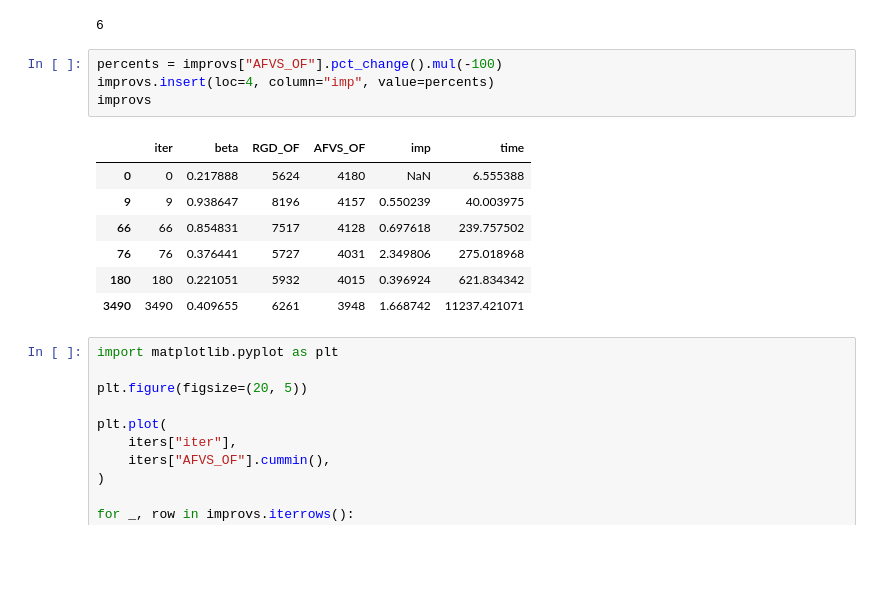
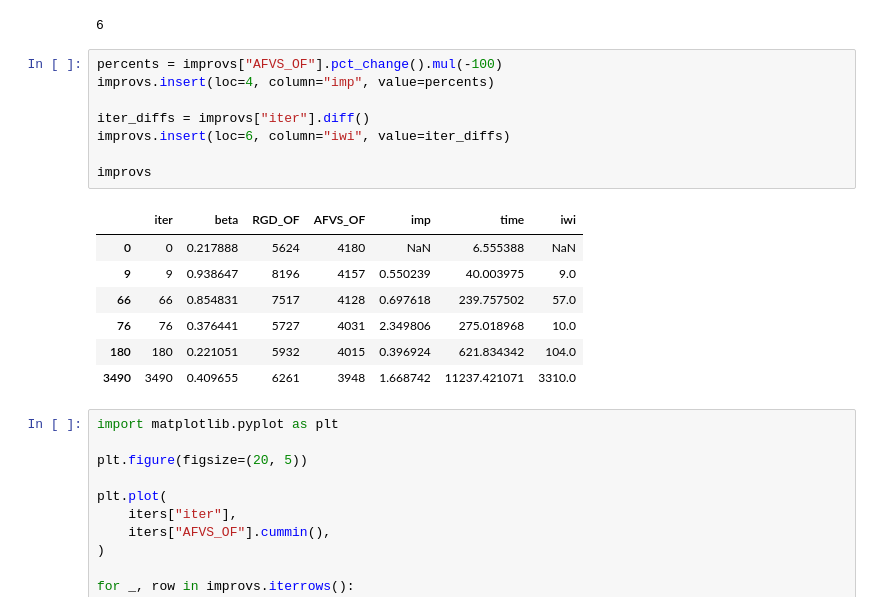
Before and after one commit to netotz/alpha-neighbor-p-center-problem, a Jupyter notebook: anpcp/igrasp_iters.ipynb, the cells around one changed output. Drawn from its saved outputs; the diff is of its cells as text; blank space fills up the shorter version.

Commit message:
feat(grasp): add iterations without improvement (iwi) column

```diff
--- a/anpcp/igrasp_iters.ipynb
+++ b/anpcp/igrasp_iters.ipynb
@@ -41,15 +41,19 @@ improvs.count()[0]
 # %%
 percents = improvs["AFVS_OF"].pct_change().mul(-100)
 improvs.insert(loc=4, column="imp", value=percents)
+
+iter_diffs = improvs["iter"].diff()
+improvs.insert(loc=6, column="iwi", value=iter_diffs)
+
 improvs
 # %% [output]
-|  | iter | beta | RGD_OF | AFVS_OF | imp | time |
-| 0 | 0 | 0.217888 | 5624 | 4180 | NaN | 6.555388 |
-| 9 | 9 | 0.938647 | 8196 | 4157 | 0.550239 | 40.003975 |
-| 66 | 66 | 0.854831 | 7517 | 4128 | 0.697618 | 239.757502 |
-| 76 | 76 | 0.376441 | 5727 | 4031 | 2.349806 | 275.018968 |
-| 180 | 180 | 0.221051 | 5932 | 4015 | 0.396924 | 621.834342 |
-| 3490 | 3490 | 0.409655 | 6261 | 3948 | 1.668742 | 11237.421071 |
+|  | iter | beta | RGD_OF | AFVS_OF | imp | time | iwi |
+| 0 | 0 | 0.217888 | 5624 | 4180 | NaN | 6.555388 | NaN |
+| 9 | 9 | 0.938647 | 8196 | 4157 | 0.550239 | 40.003975 | 9.0 |
+| 66 | 66 | 0.854831 | 7517 | 4128 | 0.697618 | 239.757502 | 57.0 |
+| 76 | 76 | 0.376441 | 5727 | 4031 | 2.349806 | 275.018968 | 10.0 |
+| 180 | 180 | 0.221051 | 5932 | 4015 | 0.396924 | 621.834342 | 104.0 |
+| 3490 | 3490 | 0.409655 | 6261 | 3948 | 1.668742 | 11237.421071 | 3310.0 |
 # %%
 import matplotlib.pyplot as plt
 
```
